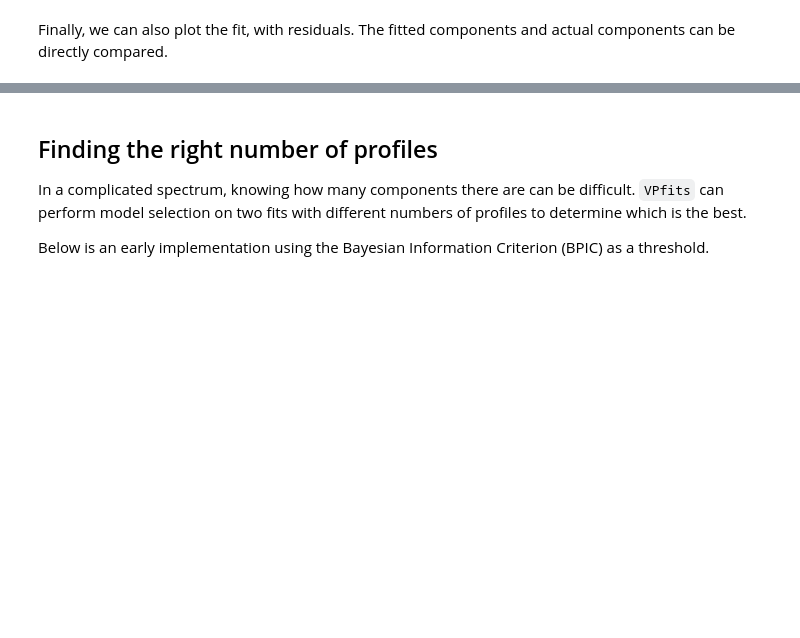
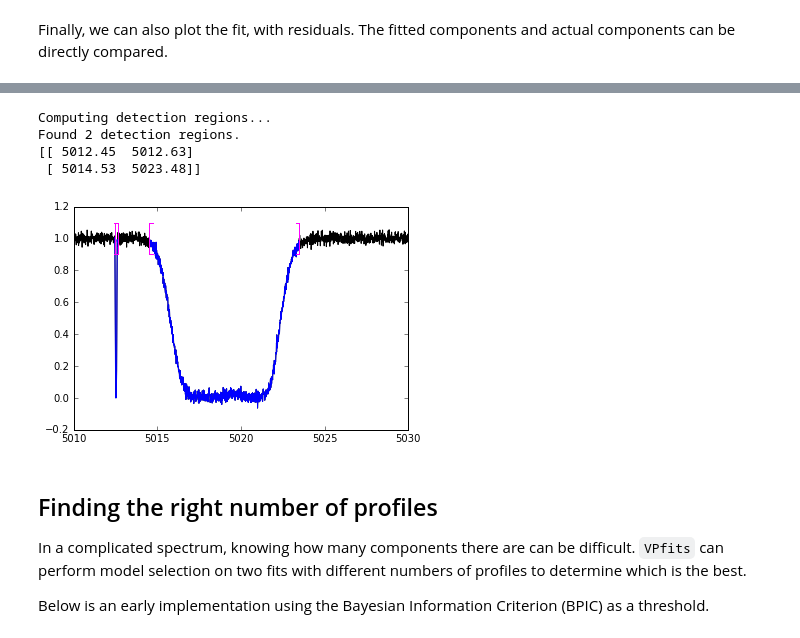
Before and after one commit to sarahappleby/VAMP, a Jupyter notebook: _introduction.ipynb, the cells around one changed output, grey strips where cells are left out. Saved outputs shown, nothing was run; the diff lists cells and outputs as text; code cells hidden in the pictures; blank space fills up the shorter version.

```diff
--- a/_introduction.ipynb
+++ b/_introduction.ipynb
@@ -75,3 +86,50 @@ vpfit.plot(wavelength_array, flux_array, clouds, n=n)
+# %%
+onesigmaerror = 0.02
+noise = np.random.normal(0.0, onesigmaerror, len(wavelength_array))
+noise_vector = [onesigmaerror]*len(noise)
+flux_array = vpfit.Absorption(sum(clouds['tau'])) + noise
+# %%
+min_region_width = 3
+regions = vpfits.compute_detection_regions(wavelength_array, flux_array, noise_vector,
+                                          min_region_width=min_region_width)
+print(regions)
+# %% [output]
+Computing detection regions...
+Found 2 detection regions.
+[[ 5012.45  5012.63]
+ [ 5014.53  5023.48]]
+# %%
+region_arrays = []
+region_pixels = []
+for region in regions:
+    start = np.where(wavelength_array==region[0])[0][0]
+    end = np.where(wavelength_array==region[1])[0][0]
+    region_pixels.append([start, end])
+    region_arrays.append([wavelength_array[start:end], flux_array[start:end]])
+# %%
+def plot_bracket(x, dir):
+    height = .2
+    arm_length = 0.2
+    pylab.plot((x, x), (1-height/2, 1+height/2), color='magenta')
+    if dir=='left':
+        xarm = x+arm_length
+    if dir=='right':
+        xarm = x-arm_length
+    pylab.plot((x, xarm), (1-height/2, 1-height/2), color='magenta')
+    pylab.plot((x, xarm), (1+height/2, 1+height/2), color='magenta')
+# %%
+pylab.plot(wavelength_array, flux_array, c='black')
+
+for arr in region_arrays:
+    pylab.plot(arr[0], arr[1], color='blue')
+
+for (start, end) in region_pixels:
+    plot_bracket(wavelength_array[start], 'left')
+    plot_bracket(wavelength_array[end], 'right')
+
+pylab.show()
+# %% [output]
+[figure, added]
 # %% [markdown]
 ## Finding the right number of profiles
 
```
Also changed, not shown: parts of 14 cells of this notebook, 2 other files.
